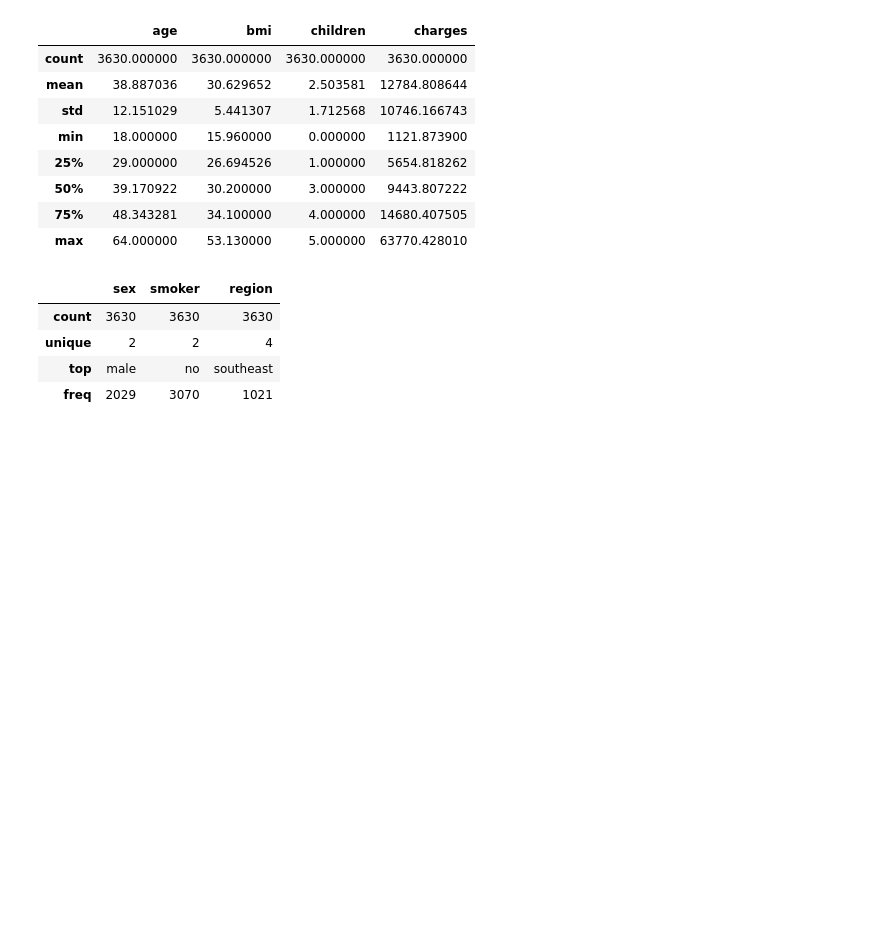
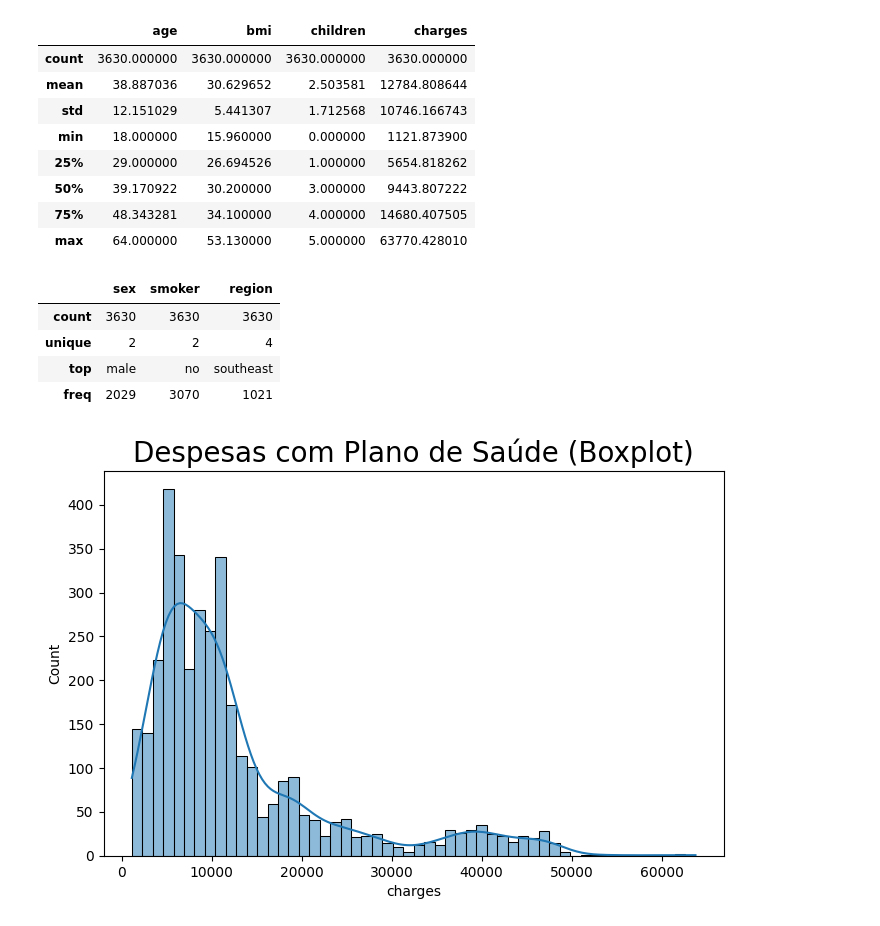
Before and after one commit to LanyCN/Analise_Vendas_Brand1, a Jupyter notebook: Plano_de_Saúde_Análise_Preditiva.ipynb, the cells around one changed output. Saved outputs shown, nothing was run; the diff lists cells and outputs as text; code cells hidden in the pictures; blank space fills up the shorter version.

```diff
--- a/Plano_de_Saúde_Análise_Preditiva.ipynb
+++ b/Plano_de_Saúde_Análise_Preditiva.ipynb
@@ -76,3 +77,11 @@ client_data.describe(include=["O"])
 | unique | 2 | 2 | 4 |
 | top | male | no | southeast |
 | freq | 2029 | 3070 | 1021 |
+# %%
+#Histograma de despesas de seguro médico
+plt.figure(figsize=(8,5))
+sns.histplot(client_data["charges"], kde= True)
+plt.title("Despesas com Plano de Saúde (Boxplot)", fontsize=20)
+plt.show()
+# %% [output]
+[figure, added]
```
Also changed, not shown: parts of 27 cells of this notebook.
